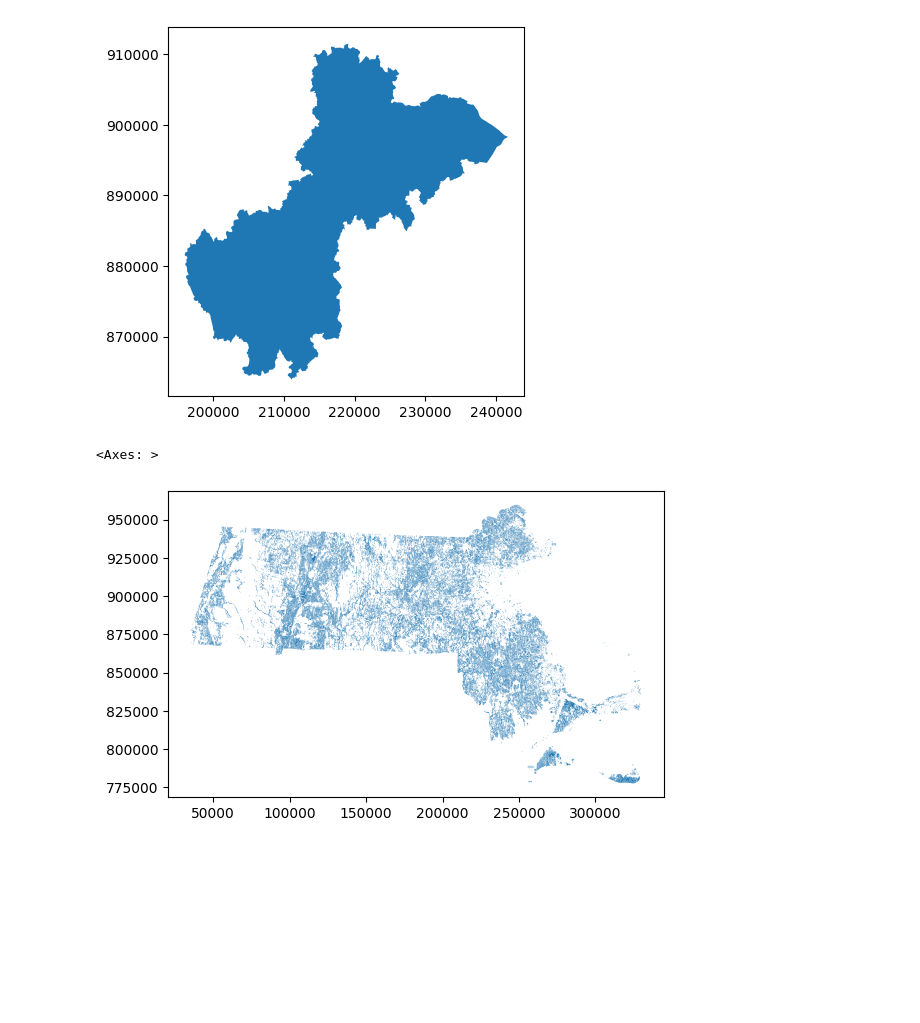
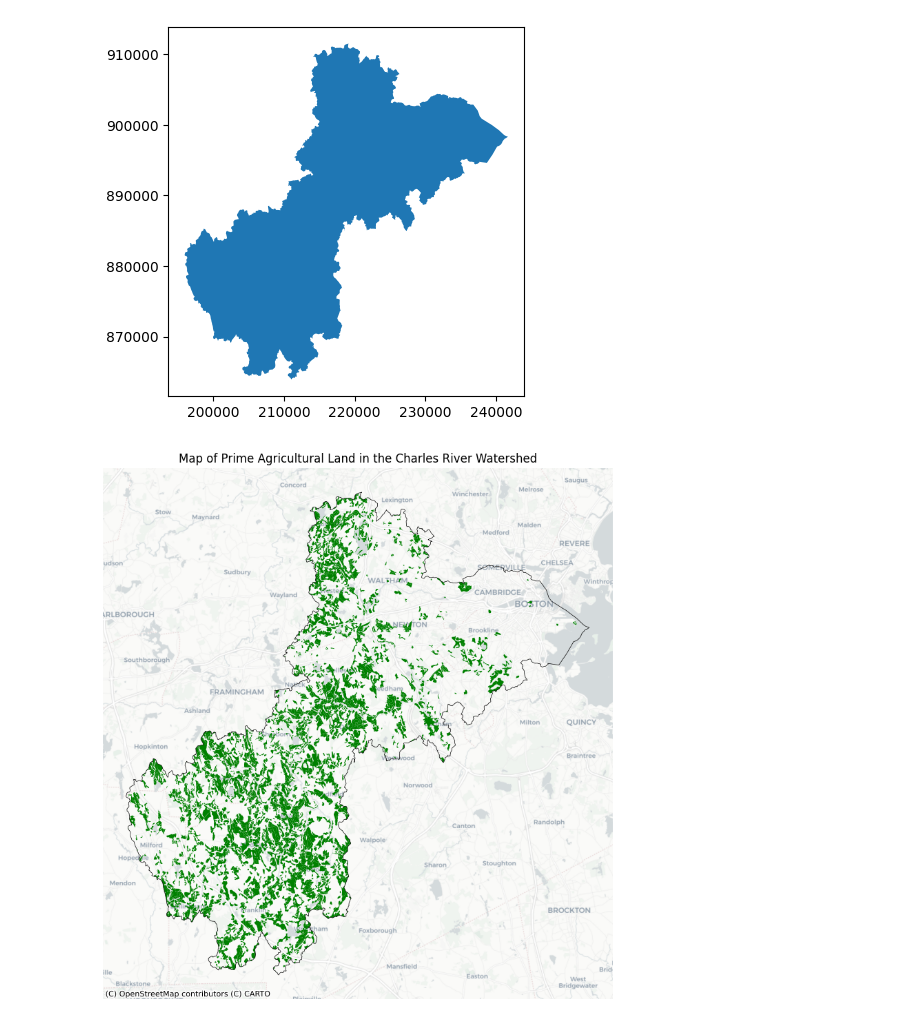
Before and after one commit to chad-fisher/CRWA-Regional-Tree-Planting-and-Protection-Plan, a Jupyter notebook: CodeNotebook.ipynb, the cells around one changed output. Saved outputs shown, nothing was run; the diff lists cells and outputs as text; code cells hidden in the pictures; blank space fills up the shorter version.

```diff
--- a/CodeNotebook.ipynb
+++ b/CodeNotebook.ipynb
@@ -62,5 +61,9 @@ drive.mount('/content/drive')
-# %%
-Ag_soils.plot()
-# %% [output]
-<Axes: >
-[figure, removed]
+# %%
+Ag_soils_clip = gpd.clip(Ag_soils,CRW)
+ax = Ag_soils_clip.to_crs(epsg=3857).plot(figsize=(10,10),color='green')
+CRW.to_crs(epsg=3857).boundary.plot(ax=ax, color='black',linewidth=0.5)
+plt.title("Map of Prime Agricultural Land in the Charles River Watershed")
+cx.add_basemap(ax,source=cx.providers.CartoDB.Positron)
+ax.set_axis_off()
+# %% [output]
+[figure, added]
```
Also changed, not shown: parts of 2 cells of this notebook.
